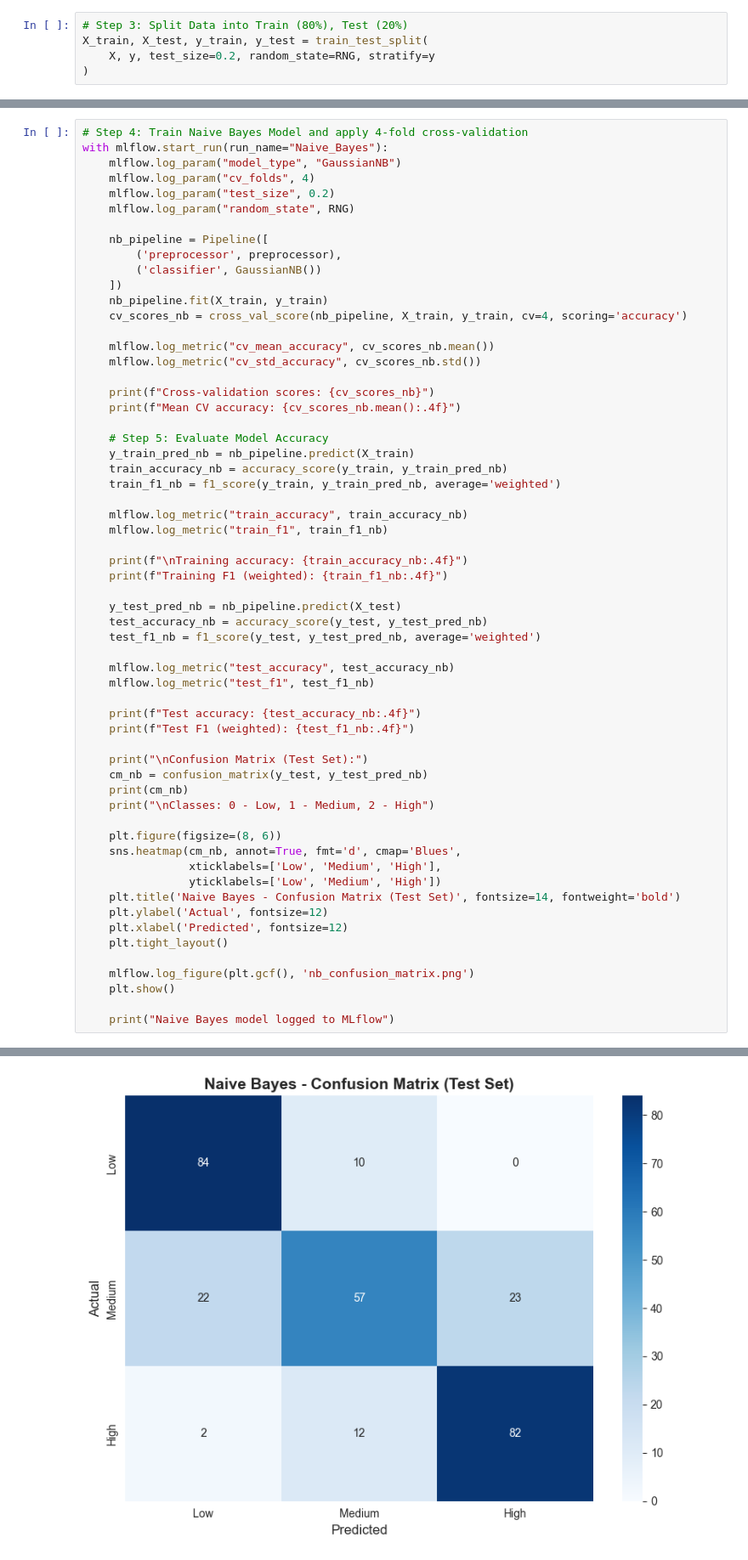
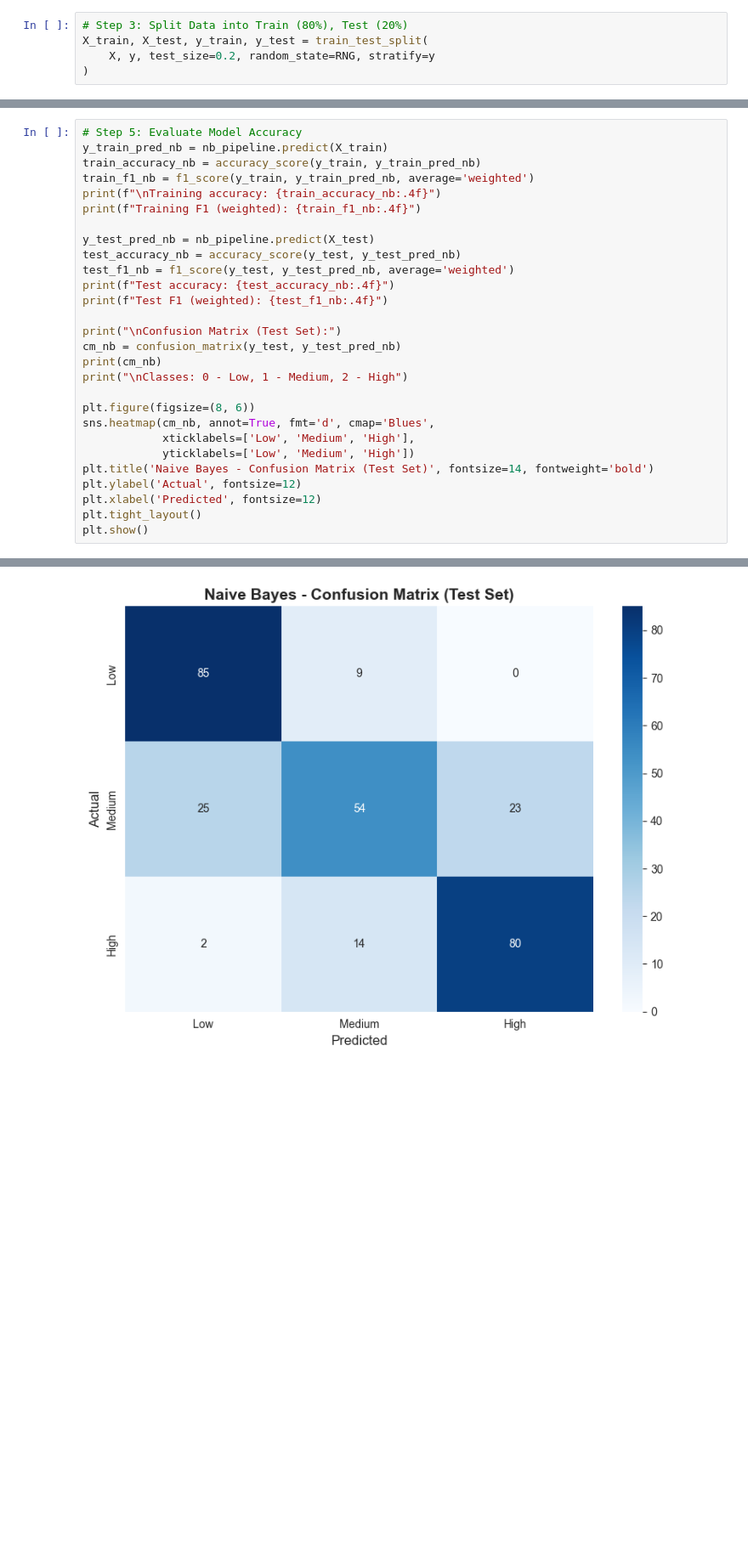
Before and after one commit to haydenpham/CS4120-MLProject, a Jupyter notebook: project/src/train_classification_models.ipynb, the cells around one changed output, grey strips where cells are left out. Shown at 85% size. Cells and saved outputs as stored; diff of their text form; blank space fills up the shorter version.

Commit message:
Revert "Add mlflow to Classification"

```diff
--- a/project/src/train_classification_models.ipynb
+++ b/project/src/train_classification_models.ipynb
@@ -98,61 +86,29 @@ X_train, X_test, y_train, y_test = train_test_split(
 # %%
-# Step 4: Train Naive Bayes Model and apply 4-fold cross-validation
-with mlflow.start_run(run_name="Naive_Bayes"):
-    mlflow.log_param("model_type", "GaussianNB")
-    mlflow.log_param("cv_folds", 4)
-    mlflow.log_param("test_size", 0.2)
-    mlflow.log_param("random_state", RNG)
+# Step 5: Evaluate Model Accuracy
+y_train_pred_nb = nb_pipeline.predict(X_train)
+train_accuracy_nb = accuracy_score(y_train, y_train_pred_nb)
+train_f1_nb = f1_score(y_train, y_train_pred_nb, average='weighted')
+print(f"\nTraining accuracy: {train_accuracy_nb:.4f}")
+print(f"Training F1 (weighted): {train_f1_nb:.4f}")
 
-    nb_pipeline = Pipeline([
-        ('preprocessor', preprocessor),
-        ('classifier', GaussianNB())
-    ])
-    nb_pipeline.fit(X_train, y_train)
-    cv_scores_nb = cross_val_score(nb_pipeline, X_train, y_train, cv=4, scoring='accuracy')
+y_test_pred_nb = nb_pipeline.predict(X_test)
+test_accuracy_nb = accuracy_score(y_test, y_test_pred_nb)
+test_f1_nb = f1_score(y_test, y_test_pred_nb, average='weighted')
+print(f"Test accuracy: {test_accuracy_nb:.4f}")
+print(f"Test F1 (weighted): {test_f1_nb:.4f}")
 
-    mlflow.log_metric("cv_mean_accuracy", cv_scores_nb.mean())
-    mlflow.log_metric("cv_std_accuracy", cv_scores_nb.std())
+print("\nConfusion Matrix (Test Set):")
+cm_nb = confusion_matrix(y_test, y_test_pred_nb)
+print(cm_nb)
+print("\nClasses: 0 - Low, 1 - Medium, 2 - High")
 
-    print(f"Cross-validation scores: {cv_scores_nb}")
-    print(f"Mean CV accuracy: {cv_scores_nb.mean():.4f}")
-
-    # Step 5: Evaluate Model Accuracy
-    y_train_pred_nb = nb_pipeline.predict(X_train)
-    train_accuracy_nb = accuracy_score(y_train, y_train_pred_nb)
-    train_f1_nb = f1_score(y_train, y_train_pred_nb, average='weighted')
-
-    mlflow.log_metric("train_accuracy", train_accuracy_nb)
-    mlflow.log_metric("train_f1", train_f1_nb)
-
-    print(f"\nTraining accuracy: {train_accuracy_nb:.4f}")
-    print(f"Training F1 (weighted): {train_f1_nb:.4f}")
-
-    y_test_pred_nb = nb_pipeline.predict(X_test)
-    test_accuracy_nb = accuracy_score(y_test, y_test_pred_nb)
-    test_f1_nb = f1_score(y_test, y_test_pred_nb, average='weighted')
-
-    mlflow.log_metric("test_accuracy", test_accuracy_nb)
-    mlflow.log_metric("test_f1", test_f1_nb)
-
-    print(f"Test accuracy: {test_accuracy_nb:.4f}")
-    print(f"Test F1 (weighted): {test_f1_nb:.4f}")
-
-    print("\nConfusion Matrix (Test Set):")
-    cm_nb = confusion_matrix(y_test, y_test_pred_nb)
-    print(cm_nb)
-    print("\nClasses: 0 - Low, 1 - Medium, 2 - High")
-
-    plt.figure(figsize=(8, 6))
-    sns.heatmap(cm_nb, annot=True, fmt='d', cmap='Blues',
-                xticklabels=['Low', 'Medium', 'High'],
-                yticklabels=['Low', 'Medium', 'High'])
-    plt.title('Naive Bayes - Confusion Matrix (Test Set)', fontsize=14, fontweight='bold')
-    plt.ylabel('Actual', fontsize=12)
-    plt.xlabel('Predicted', fontsize=12)
-    plt.tight_layout()
-
-    mlflow.log_figure(plt.gcf(), 'nb_confusion_matrix.png')
-    plt.show()
-
-    print("Naive Bayes model logged to MLflow")
+plt.figure(figsize=(8, 6))
+sns.heatmap(cm_nb, annot=True, fmt='d', cmap='Blues',
+            xticklabels=['Low', 'Medium', 'High'],
+            yticklabels=['Low', 'Medium', 'High'])
+plt.title('Naive Bayes - Confusion Matrix (Test Set)', fontsize=14, fontweight='bold')
+plt.ylabel('Actual', fontsize=12)
+plt.xlabel('Predicted', fontsize=12)
+plt.tight_layout()
+plt.show()
 # %% [output]
@@ -171,3 +124,3 @@ Confusion Matrix (Test Set):
 
 Classes: 0 - Low, 1 - Medium, 2 - High
-[figure, old version]
+[figure, new version]
```
Also changed, not shown: parts of 11 cells of this notebook, 1 other file.
